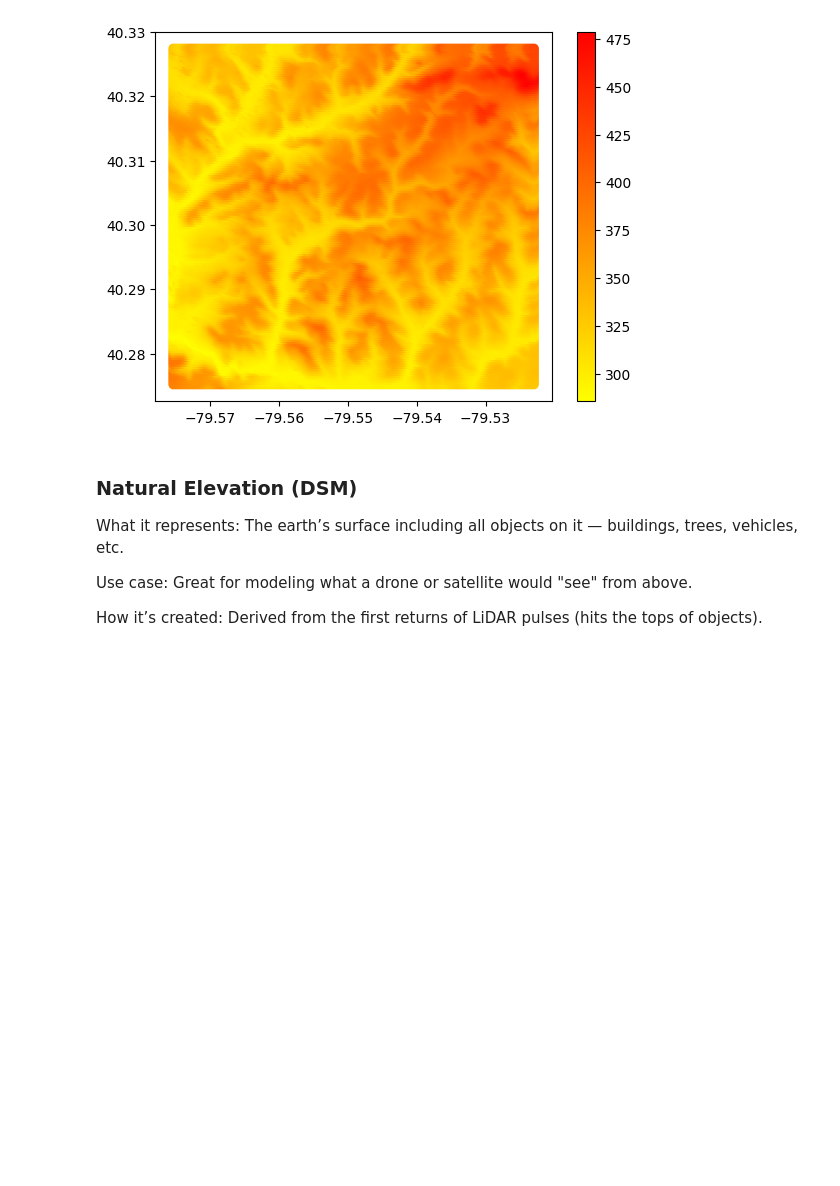
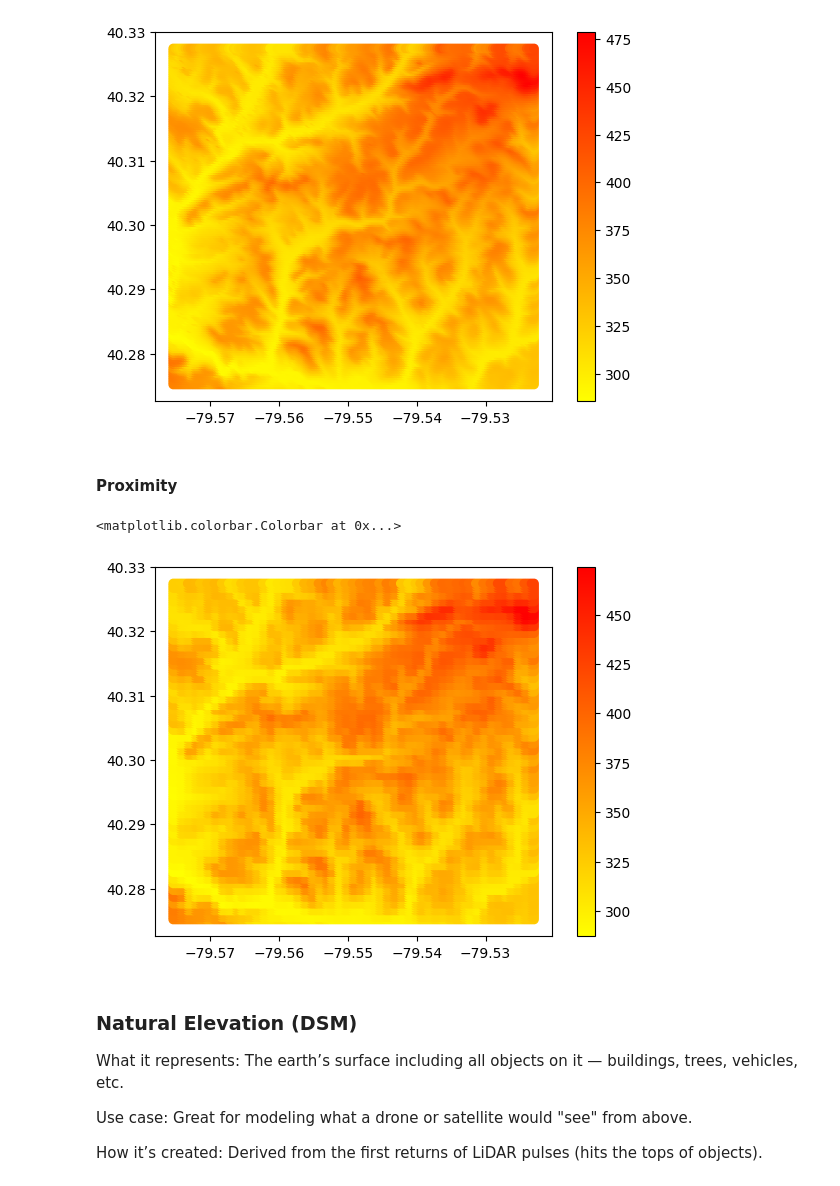
Before and after one commit to bennicholson2/Urban-Heat-Island-Prediction, a Jupyter notebook: code/greensburg_notebook.ipynb, the cells around one changed output. Cells and saved outputs as stored; diff of their text form; code cells hidden in the pictures; blank space fills up the shorter version.

```diff
--- a/code/greensburg_notebook.ipynb
+++ b/code/greensburg_notebook.ipynb
@@ -724,6 +700,18 @@ plt.colorbar()
 # %% [output]
 <matplotlib.colorbar.Colorbar at 0x...>
 [figure]
+# %% [markdown]
+#### Proximity
+# %%
+greensburg_natural_elevation_dtm_rounded = create_rounded_data(greensburg_natural_elevation_dtm)
+
+greensburg_natural_elevation_dtm_mapped = add_nearest_data(greensburg_location_df,greensburg_natural_elevation_dtm_rounded)
+# %%
+plt.scatter(greensburg_natural_elevation_dtm_mapped['Longitude'],greensburg_natural_elevation_dtm_mapped['Latitude'],c=greensburg_natural_elevation_dtm_mapped['elevation'],cmap='autumn_r')
+plt.colorbar()
+# %% [output]
+<matplotlib.colorbar.Colorbar at 0x...>
+[figure, added]
 # %% [markdown]
 ### Natural Elevation (DSM)
 
```
Also changed, not shown: parts of 96 cells of this notebook, 8 other files.
